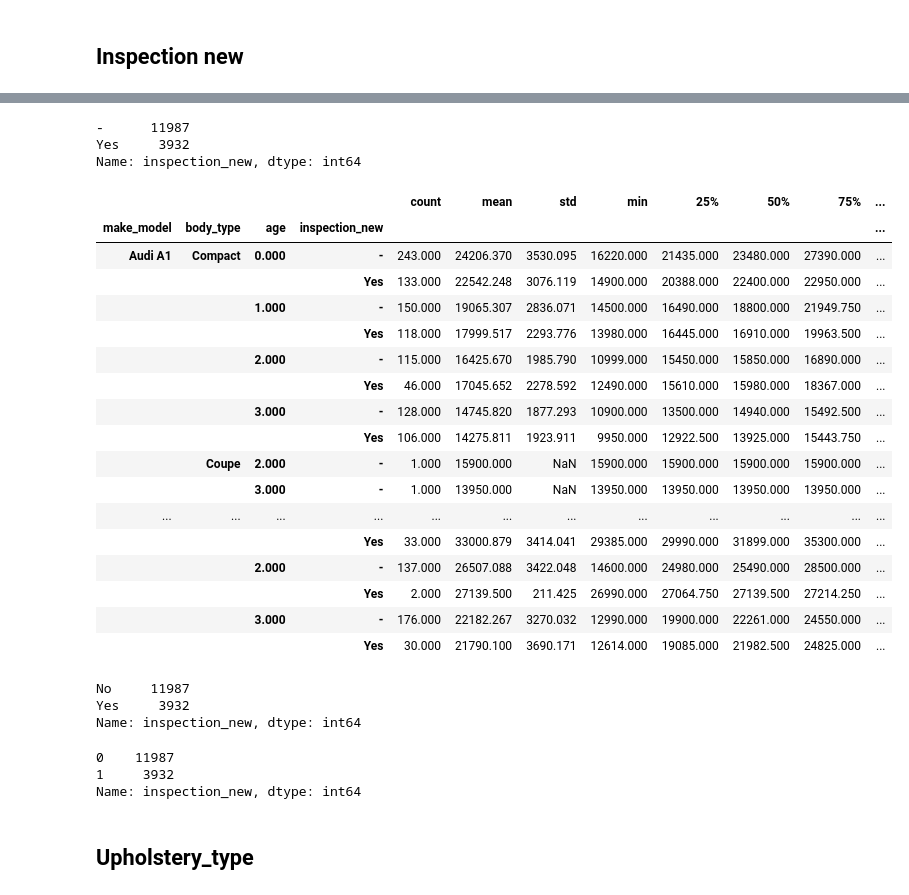
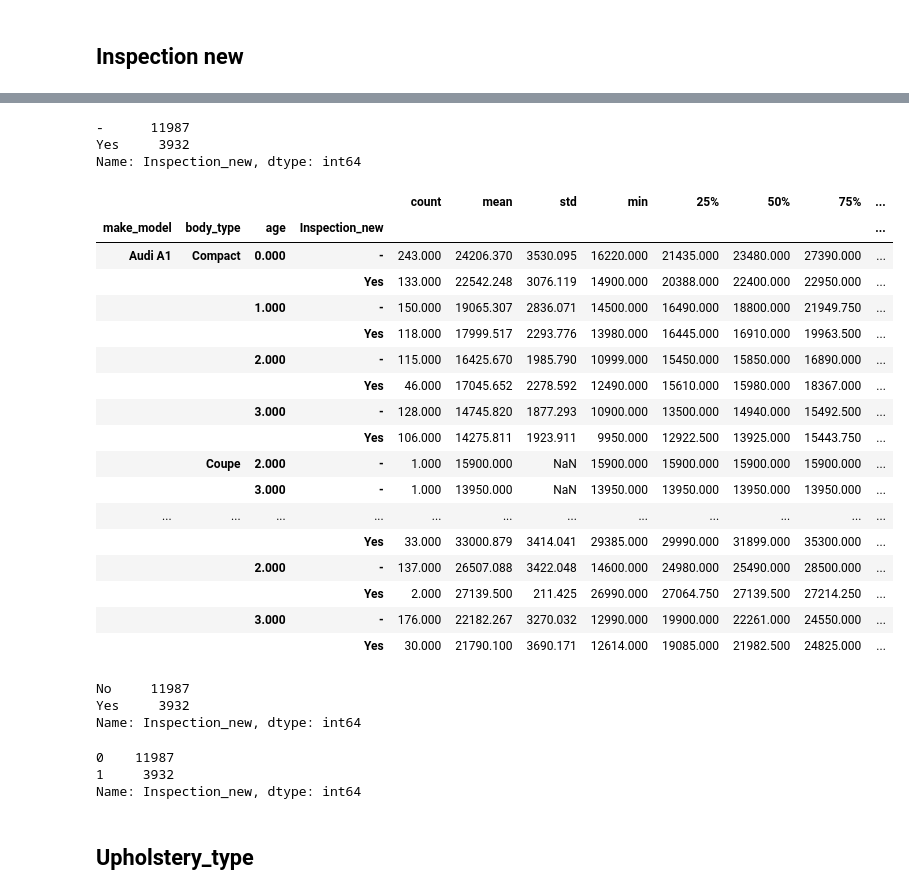
Before and after one commit to mdurular/Data-Analysis, a Jupyter notebook: 7. Projects/Capstone Project (AutoScout Data Analysis Project)/EDA_scout_car_phase_2 (Handling_Missing_Values).ipynb, the cells around one changed output, grey strips where cells are left out. Drawn from its saved outputs; the diff is of its cells as text; code cells hidden in the pictures.

```diff
--- a/7. Projects/Capstone Project (AutoScout Data Analysis Project)/EDA_scout_car_phase_2 (Handling_Missing_Values).ipynb
+++ b/7. Projects/Capstone Project (AutoScout Data Analysis Project)/EDA_scout_car_phase_2 (Handling_Missing_Values).ipynb
@@ -879,0 +842,12 @@ df.groupby(["type", "make_model", "age"]).km.describe()
+# %%
+# Step-4
+for group1 in list(df["make_model"].unique()):
+    for group2 in list(df["body_type"].unique()):
+        cond2 = (df["make_model"]==group1) & (df["body_type"]==group2)
+        df.loc[cond2, "Paint_Type"] = df.loc[cond2, "Paint_Type"].fillna(method="ffill").fillna(method="bfill")
+
+for group1 in list(df["make_model"].unique()):
+    cond1 = df["make_model"]==group1
+    df.loc[cond1, "Paint_Type"] = df.loc[cond1, "Paint_Type"].fillna(method="ffill").fillna(method="bfill")
+
+df["Paint_Type"] = df["Paint_Type"].fillna(method="ffill").fillna(method="bfill")
@@ -879,0 +901,2 @@ df.groupby(["type", "make_model", "age"]).km.describe()
+# %%
+df.Type.fillna("-", inplace=True)
@@ -881,6 +935,6 @@ df.groupby(["type", "make_model", "age"]).km.describe()
 cond1 = (df['make_model'] == "Audi A3") & (df["age"] == 0)
 cond2 = (df['make_model'] == "Audi A3") & (df["age"] == 3)
 # %%
-df.loc[cond1,'type'] = df.loc[cond1,'type'].replace('-','New')
-df.loc[cond2,'type'] = df.loc[cond2,'type'].replace('-','Used')
+df.loc[cond1,'Type'] = df.loc[cond1,'Type'].replace('-','New')
+df.loc[cond2,'Type'] = df.loc[cond2,'Type'].replace('-','Used')
 # %%
@@ -908,16 +963,16 @@ Name: inspection_new, dtype: int64
 # %%
-df["inspection_new"].fillna("-", inplace=True)
+df["Inspection_new"].fillna("-", inplace=True)
 # %%
-df["inspection_new"].value_counts(dropna=False)
+df["Inspection_new"].value_counts(dropna=False)
 # %% [output]
 -      11987
 Yes     3932
-Name: inspection_new, dtype: int64
+Name: Inspection_new, dtype: int64
 # %%
-df.groupby(["make_model", "body_type", "age", "inspection_new"]).price.describe()
+df.groupby(["make_model", "body_type", "age", "Inspection_new"]).price.describe()
 # %% [output]
 |  |  |  |  | count | mean | std | min | 25% | 50% | 75% | ... |
-| make_model | body_type | age | inspection_new |  |  |  |  |  |  |  | ... |
+| make_model | body_type | age | Inspection_new |  |  |  |  |  |  |  | ... |
 | Audi A1 | Compact | 0.000 | - | 243.000 | 24206.370 | 3530.095 | 16220.000 | 21435.000 | 23480.000 | 27390.000 | ... |
 |  |  |  | Yes | 133.000 | 22542.248 | 3076.119 | 14900.000 | 20388.000 | 22400.000 | 22950.000 | ... |
 |  |  | 1.000 | - | 150.000 | 19065.307 | 2836.071 | 14500.000 | 16490.000 | 18800.000 | 21949.750 | ... |
@@ -939,6 +994,6 @@ df["inspection_new"].replace("-", "No", inplace=True)
 # %%
-df["inspection_new"].value_counts(dropna=False)
+df["Inspection_new"].value_counts(dropna=False)
 # %% [output]
 No     11987
 Yes     3932
-Name: inspection_new, dtype: int64
+Name: Inspection_new, dtype: int64
@@ -947,8 +1004,8 @@ df["inspection_new"].replace(["Yes", "No"], [1,0], inplace = True)
 # %%
-df["inspection_new"].value_counts(dropna=False)
+df["Inspection_new"].value_counts(dropna=False)
 # %% [output]
 0    11987
 1     3932
-Name: inspection_new, dtype: int64
+Name: Inspection_new, dtype: int64
 # %% [markdown]
 ## Upholstery_type
```
Also changed, not shown: parts of 264 cells of this notebook, 6 other files.
